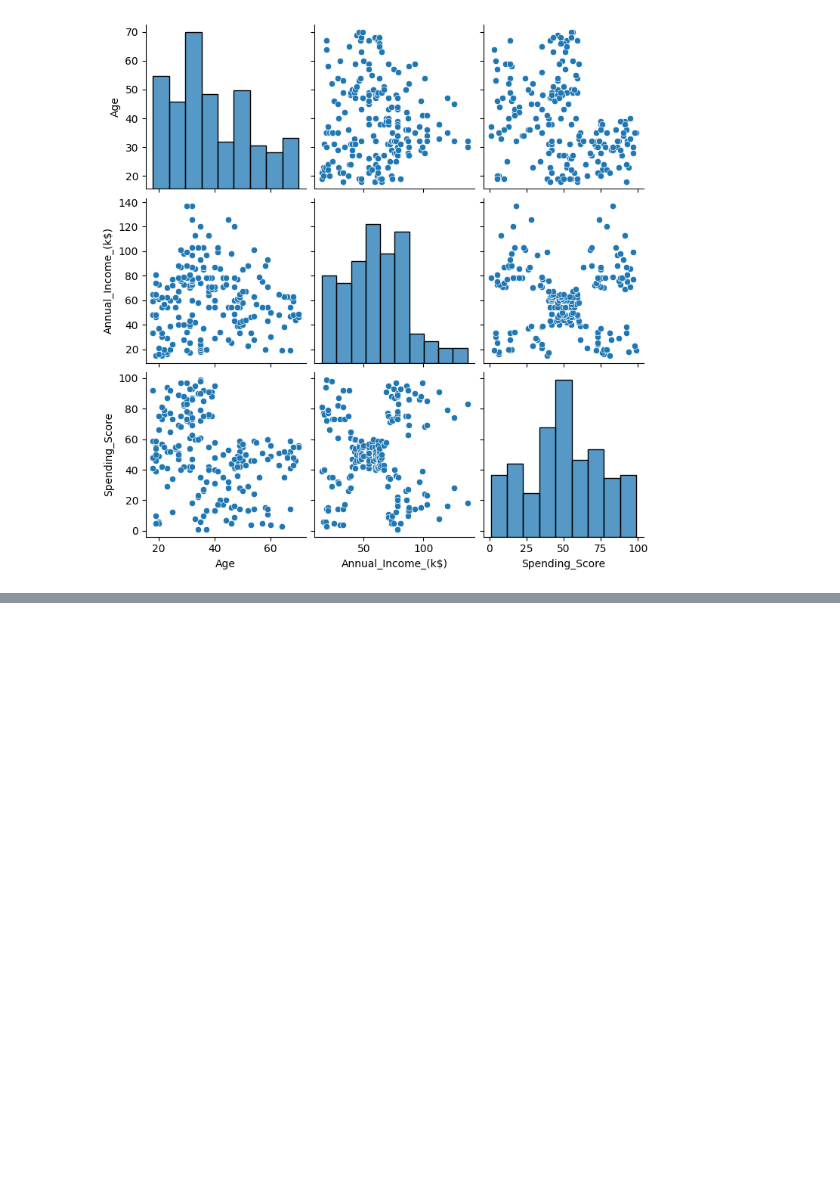
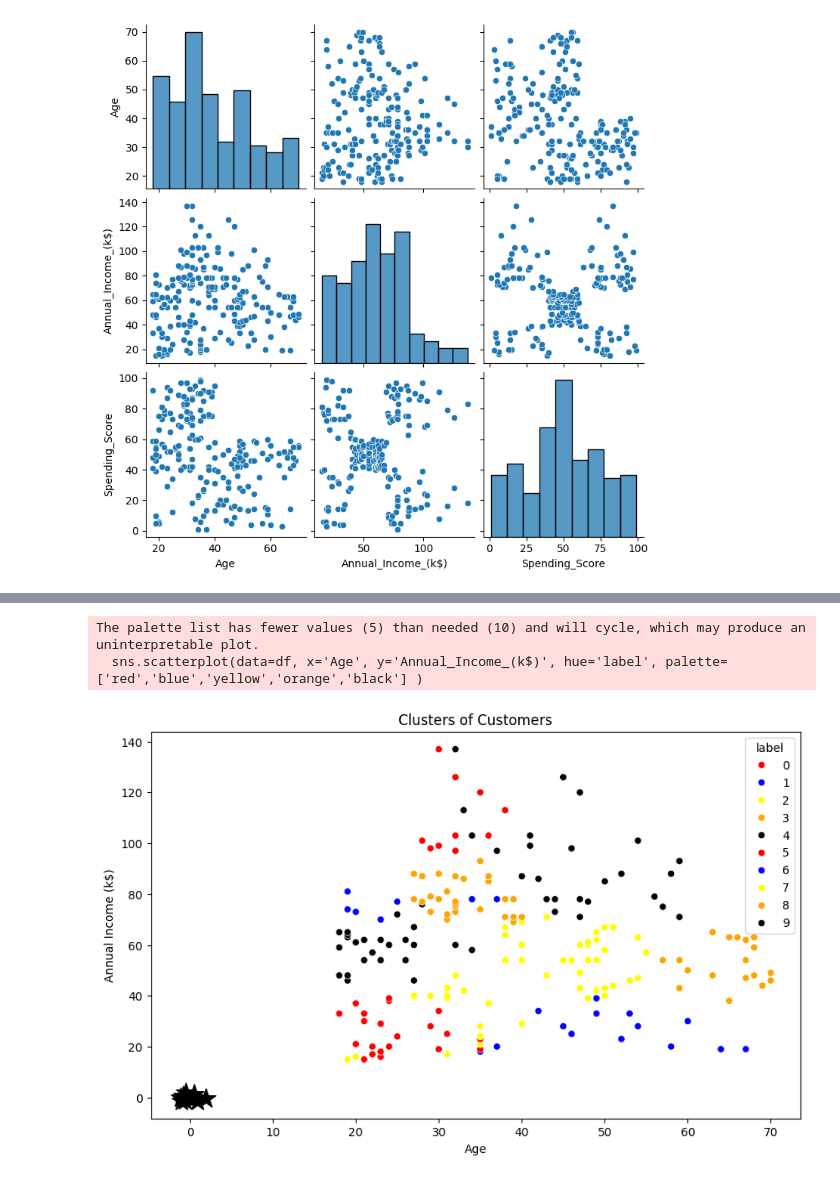
Before and after one commit to sabbir2609/edge_course, a Jupyter notebook: projects/customer_problem.ipynb, the cells around one changed output, grey strips where cells are left out. Saved outputs shown, nothing was run; the diff lists cells and outputs as text; code cells hidden in the pictures; blank space fills up the shorter version.

```diff
--- a/projects/customer_problem.ipynb
+++ b/projects/customer_problem.ipynb
@@ -115,0 +191,4 @@ sns.pairplot(df)
+# %%
+# Predicting the clusters
+df['label'] = km.predict(df_sc)
+df.head()
@@ -115,0 +202,13 @@ sns.pairplot(df)
+# %%
+# Visualising the clusters
+plt.figure(figsize=(10,6))
+sns.scatterplot(data=df, x='Age', y='Annual_Income_(k$)', hue='label', palette=['red','blue','yellow','orange','black'] )
+plt.scatter(km.cluster_centers_[:,0], km.cluster_centers_[:,1], s=300, c='black', marker='*', label='centroid')
+plt.title('Clusters of Customers')
+plt.xlabel('Age')
+plt.ylabel('Annual Income (k$)')
+plt.show()
+# %% [output]
+The palette list has fewer values (5) than needed (10) and will cycle, which may produce an uninterpretable plot.
+  sns.scatterplot(data=df, x='Age', y='Annual_Income_(k$)', hue='label', palette=['red','blue','yellow','orange','black'] )
+[figure, added]
```
Also changed, not shown: parts of 11 cells of this notebook, 1 other file.
